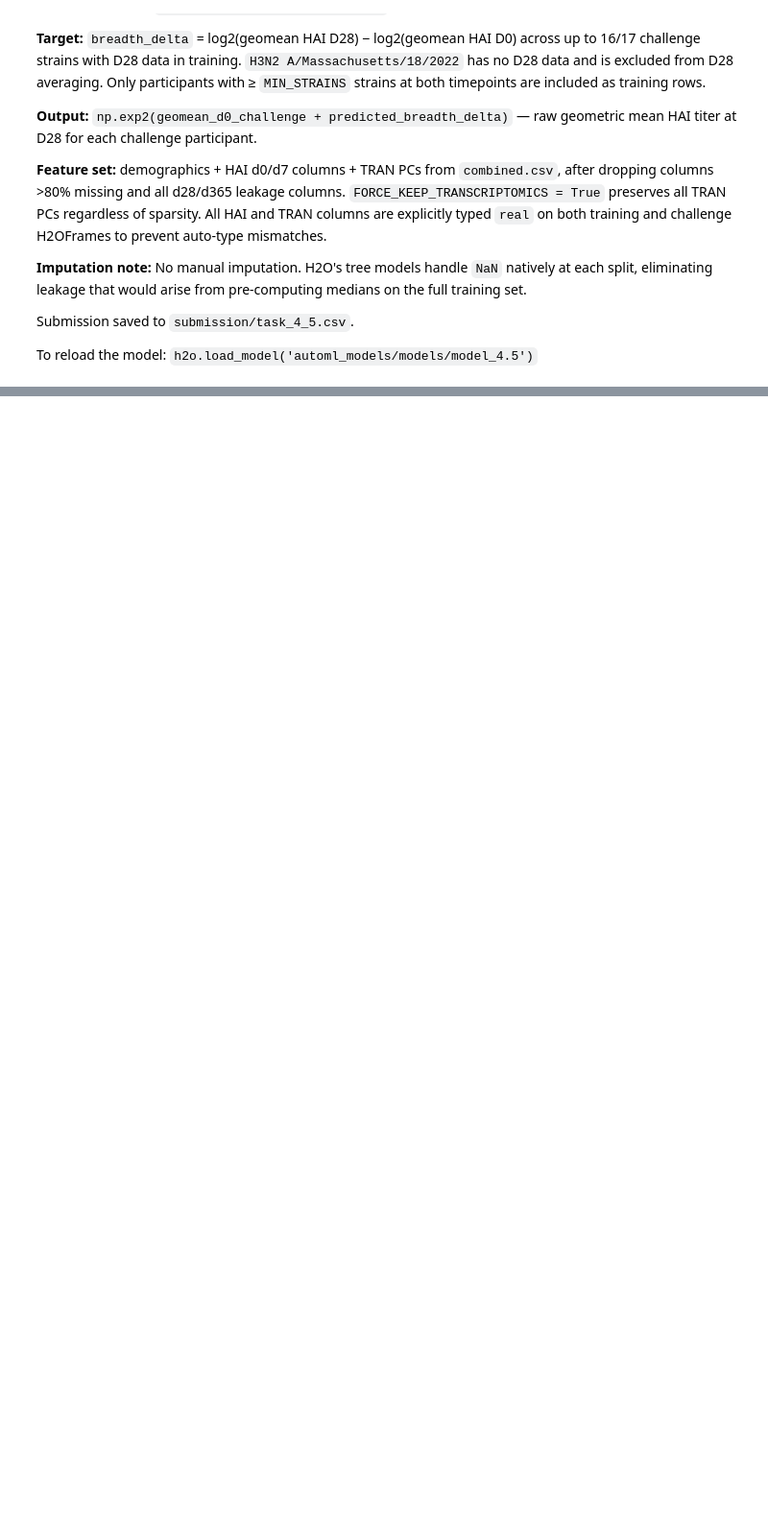
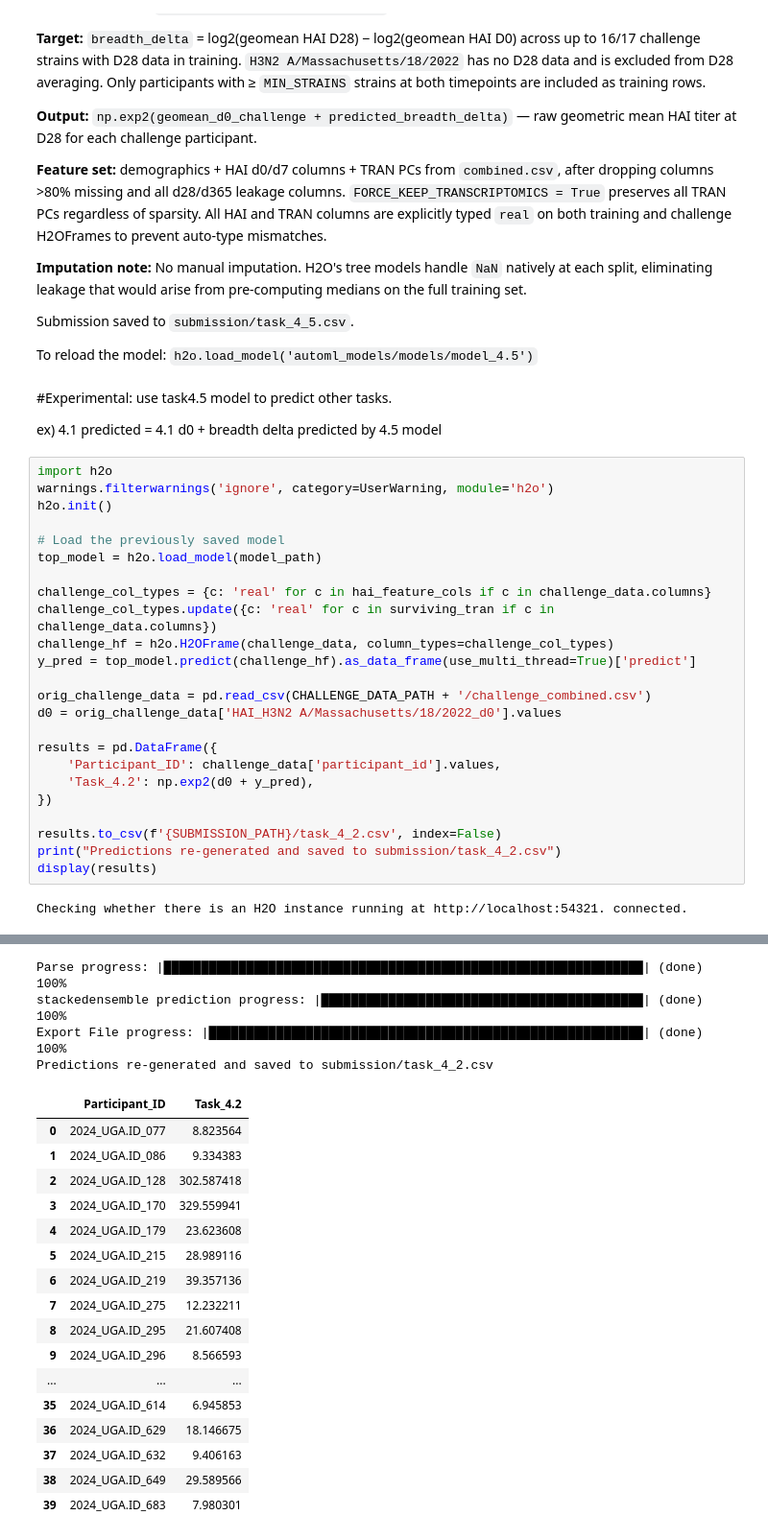
Before and after one commit to DirtyChay/cmi-flu-prediction-challenge-capstone, a Jupyter notebook: automl_models/task_4_5.ipynb, the cells around one changed output, grey strips where cells are left out. Shown at 96% size. Drawn from its saved outputs; the diff is of its cells as text; blank space fills up the shorter version.

```diff
--- a/automl_models/task_4_5.ipynb
+++ b/automl_models/task_4_5.ipynb
@@ -496,3 +521,33 @@ eliminating leakage that would arise from pre-computing medians on the full trai
 Submission saved to `submission/task_4_5.csv`.
 
 To reload the model: `h2o.load_model('automl_models/models/model_4.5')`
+# %% [markdown]
+#Experimental: use task4.5 model to predict other tasks.
+
+ex) 4.1 predicted = 4.1 d0 + breadth delta predicted by 4.5 model
+# %%
+import h2o
+warnings.filterwarnings('ignore', category=UserWarning, module='h2o')
+h2o.init()
+
+# Load the previously saved model
+top_model = h2o.load_model(model_path)
+
+challenge_col_types = {c: 'real' for c in hai_feature_cols if c in challenge_data.columns}
+challenge_col_types.update({c: 'real' for c in surviving_tran if c in challenge_data.columns})
+challenge_hf = h2o.H2OFrame(challenge_data, column_types=challenge_col_types)
+y_pred = top_model.predict(challenge_hf).as_data_frame(use_multi_thread=True)['predict']
+
+orig_challenge_data = pd.read_csv(CHALLENGE_DATA_PATH + '/challenge_combined.csv')
+d0 = orig_challenge_data['HAI_H3N2 A/Massachusetts/18/2022_d0'].values
+
+results = pd.DataFrame({
+    'Participant_ID': challenge_data['participant_id'].values,
+    'Task_4.2': np.exp2(d0 + y_pred),
+})
+
+results.to_csv(f'{SUBMISSION_PATH}/task_4_2.csv', index=False)
+print("Predictions re-generated and saved to submission/task_4_2.csv")
+display(results)
+# %% [output]
+Checking whether there is an H2O instance running at http://localhost:54321. connected.
@@ -498,0 +569,21 @@ To reload the model: `h2o.load_model('automl_models/models/model_4.5')`
+Parse progress: |████████████████████████████████████████████████████████████████| (done) 100%
+stackedensemble prediction progress: |███████████████████████████████████████████| (done) 100%
+Export File progress: |██████████████████████████████████████████████████████████| (done) 100%
+Predictions re-generated and saved to submission/task_4_2.csv
+|  | Participant_ID | Task_4.2 |
+| 0 | 2024_UGA.ID_077 | 8.823564 |
+| 1 | 2024_UGA.ID_086 | 9.334383 |
+| 2 | 2024_UGA.ID_128 | 302.587418 |
+| 3 | 2024_UGA.ID_170 | 329.559941 |
+| 4 | 2024_UGA.ID_179 | 23.623608 |
+| 5 | 2024_UGA.ID_215 | 28.989116 |
+| 6 | 2024_UGA.ID_219 | 39.357136 |
+| 7 | 2024_UGA.ID_275 | 12.232211 |
+| 8 | 2024_UGA.ID_295 | 21.607408 |
+| 9 | 2024_UGA.ID_296 | 8.566593 |
+| ... | ... | ... |
+| 35 | 2024_UGA.ID_614 | 6.945853 |
+| 36 | 2024_UGA.ID_629 | 18.146675 |
+| 37 | 2024_UGA.ID_632 | 9.406163 |
+| 38 | 2024_UGA.ID_649 | 29.589566 |
+| 39 | 2024_UGA.ID_683 | 7.980301 |
```
Also changed, not shown: parts of 23 cells of this notebook.
